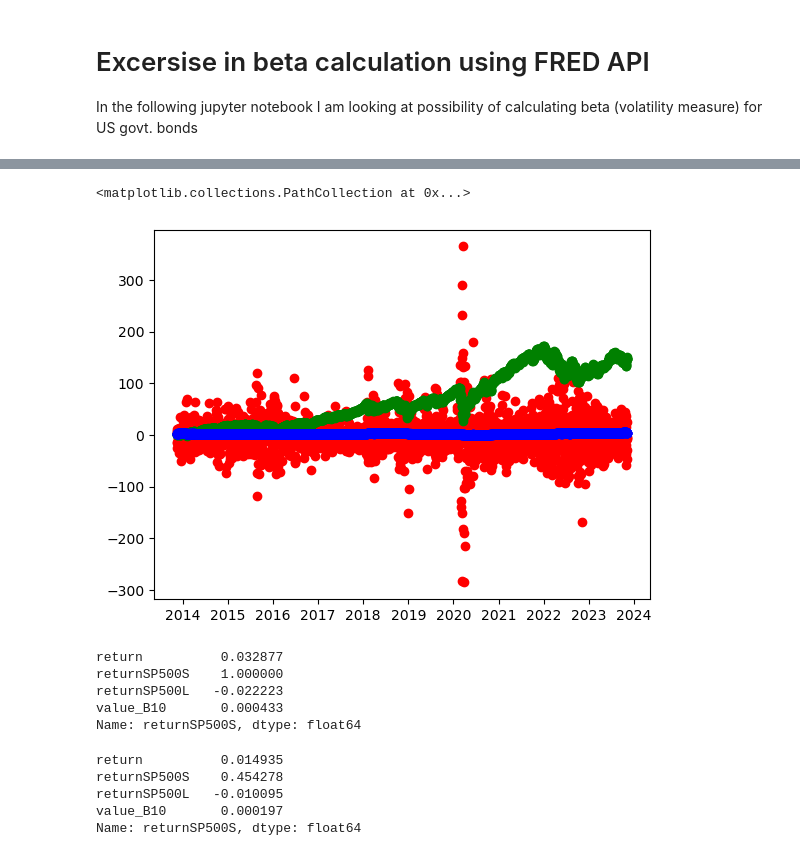
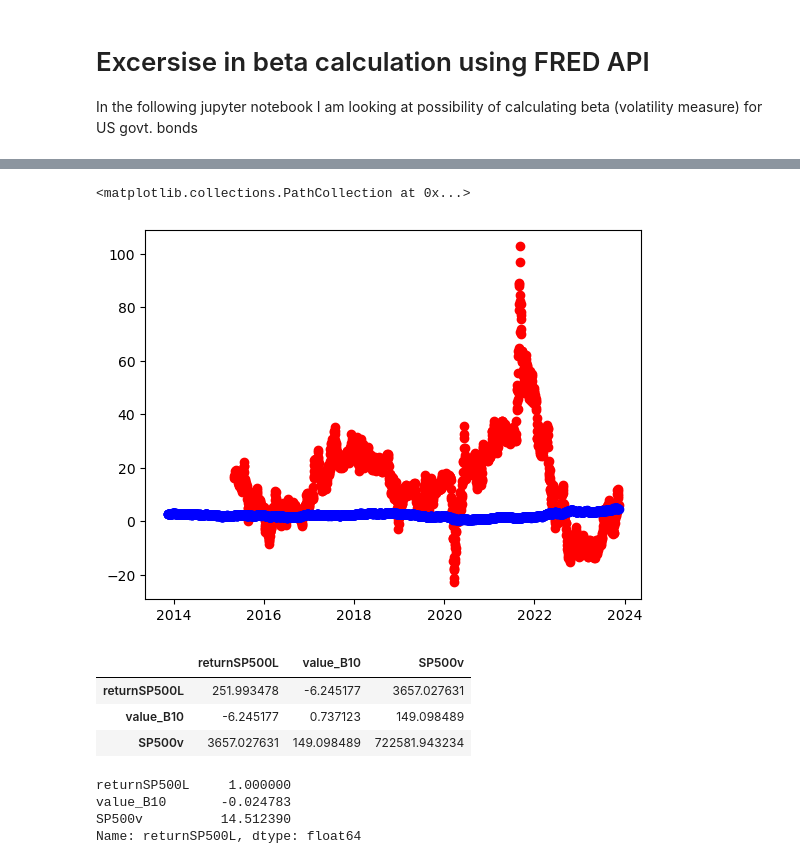
Before and after one commit to janwygnany/bonds_beta, a Jupyter notebook: scrapper+SP500.ipynb, the cells around one changed output, grey strips where cells are left out. Drawn from its saved outputs; the diff is of its cells as text; code cells hidden in the pictures.

```diff
--- a/scrapper+SP500.ipynb
+++ b/scrapper+SP500.ipynb
@@ -68,6 +86,14 @@ SP500 = SP500.drop(0,axis=0)
+# %%
+SP500_2 = SP500.drop(index=range(0, 366))
+# %%
+temp4 = temp1[367:]
+temp5 = temp1[:-367]
 # %%
-SP500['returnSP500S'] = (temp3-temp2)/temp3*100*365/12
-SP500['returnSP500L'] = (temp1 - temp1[0])/temp1[0]*100
+SP500['returnSP500S'] = ((((temp3-temp2)/temp3+1)**365) - 1) * 100
+SP500_2['returnSP500L'] = ((temp4-temp5)/temp5)*100
+##SP500[] = np.array((temp1 - temp1[0])/temp1[0]*100)
+##temp4 = np.delete[0]
+##SP500['returnSP500L'] = temp4
 # %%
 series_id = 'DGS10'
 start_date = '2013-11-11'
@@ -111,4 +137,8 @@ bonds = bonds.drop(idx, axis=0)
 #bonds = bonds.drop(['realtime_start','realtime_end','value'], axis = 1)
 bonds['value_B10'] = temp4
 # %%
-final = pd.merge(SP500, bonds, on='date', how = 'right')
+final = pd.merge(SP500_2, bonds, on='date', how = 'right')
+final = final.drop(['realtime_start','realtime_end','value_y'], axis = 1)
+final['SP500v'] =final['value_x'].astype(float)
+final = final.drop('value_x',axis=1)
+final.dropna(axis=0)
@@ -121,10 +159,15 @@ re = re.astype(float)
 # %%
-plt.scatter(final['date'],final['returnSP500S'], color='r')
-plt.scatter(final['date'],final['returnSP500L'], color='g')
+plt.scatter(final['date'],final['returnSP500L'], color='r')
 plt.scatter(final['date'],final['value_B10'], color='b')
 # %% [output]
 <matplotlib.collections.PathCollection at 0x...>
-[figure, old version]
+[figure, new version]
 # %%
 cov = final.cov(min_periods=None, ddof=1, numeric_only=True)
+cov
+# %% [output]
+|  | returnSP500L | value_B10 | SP500v |
+| returnSP500L | 251.993478 | -6.245177 | 3657.027631 |
+| value_B10 | -6.245177 | 0.737123 | 149.098489 |
+| SP500v | 3657.027631 | 149.098489 | 722581.943234 |
 # %%
@@ -133,16 +176,7 @@ var2= final['returnSP500L'].var(axis=0, skipna=True, ddof=1, numeric_only=False)
 # %%
-cov['returnSP500S']/var1
+cov['returnSP500L']/var1
 # %% [output]
-return          0.032877
-returnSP500S    1.000000
-returnSP500L   -0.022223
-value_B10       0.000433
-Name: returnSP500S, dtype: float64
+returnSP500L     1.000000
+value_B10       -0.024783
+SP500v          14.512390
+Name: returnSP500L, dtype: float64
-# %%
-cov['returnSP500S']/var2
-# %% [output]
-return          0.014935
-returnSP500S    0.454278
-returnSP500L   -0.010095
-value_B10       0.000197
-Name: returnSP500S, dtype: float64
```
Also changed, not shown: parts of 6 cells of this notebook.
